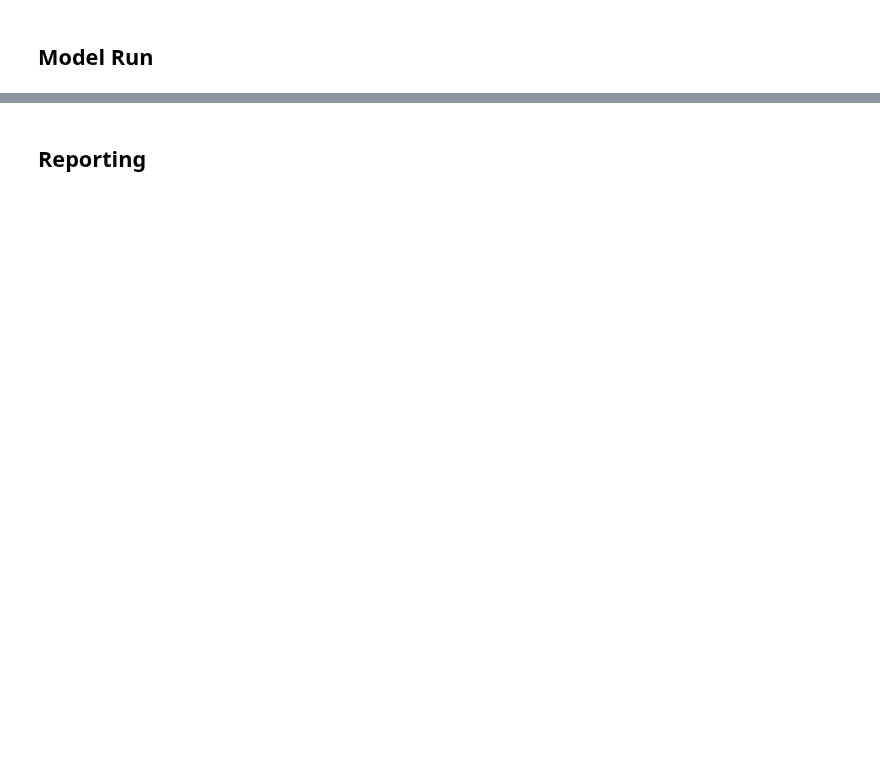
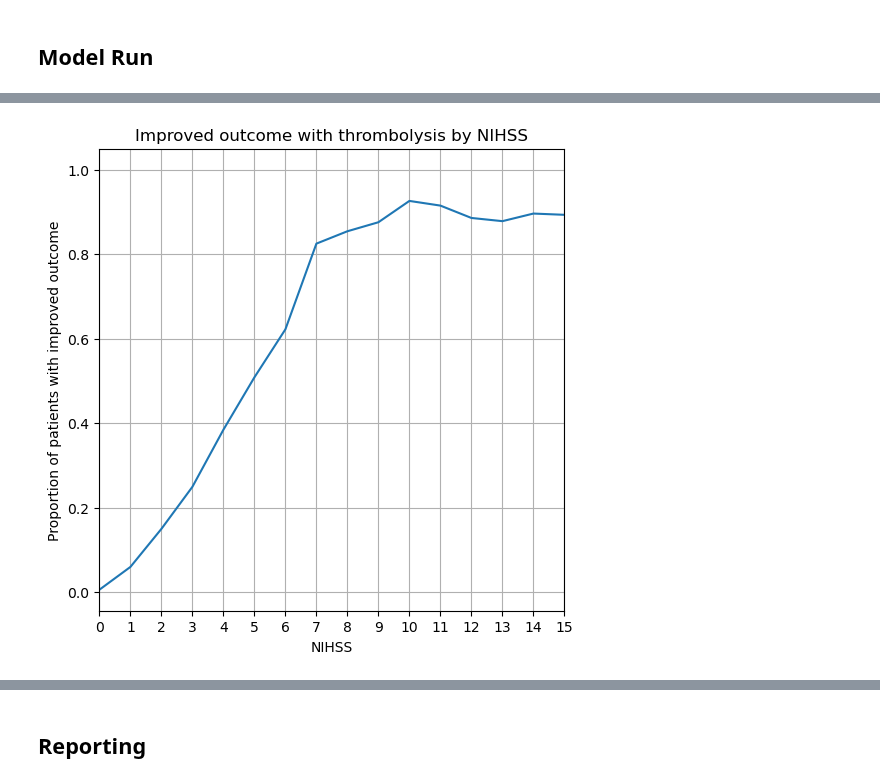
Before and after one commit to samuel-book/samuel_2_production, a Jupyter notebook: 1_full_production_1.ipynb, the cells around one changed output, grey strips where cells are left out. Cells and saved outputs as stored; diff of their text form; code cells hidden in the pictures; blank space fills up the shorter version.

```diff
--- a/1_full_production_1.ipynb
+++ b/1_full_production_1.ipynb
@@ -60,0 +61,18 @@ Outcome multiclass ROC AUC 0.795
+# %%
+outcome_model.all_patients_outcomes.head()
+
+# average of improved outcomes by stroke_severity
+outcome_by_NIHSS = outcome_model.all_patients_outcomes.groupby('stroke_severity')['improved_outcome'].mean()
+# plot outcome_by_NIHSS
+fig = plt.figure(figsize=(6, 6))
+ax = fig.add_subplot(111)
+ax.plot(outcome_by_NIHSS.index, outcome_by_NIHSS.values)
+ax.set_xlabel('NIHSS')
+ax.set_ylabel('Proportion of patients with improved outcome')
+ax.set_title('Improved outcome with thrombolysis by NIHSS')
+ax.set_xlim(0,15)
+ax.set_xticks(np.arange(0, 16, 1))
+ax.grid()
+plt.show()
+# %% [output]
+[figure, added]
```
Also changed, not shown: parts of 9 cells of this notebook, 2 other files.
